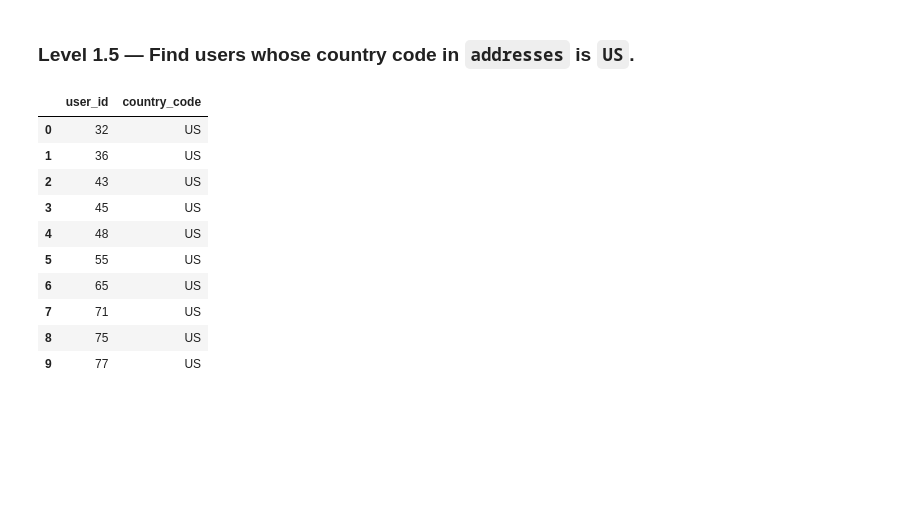
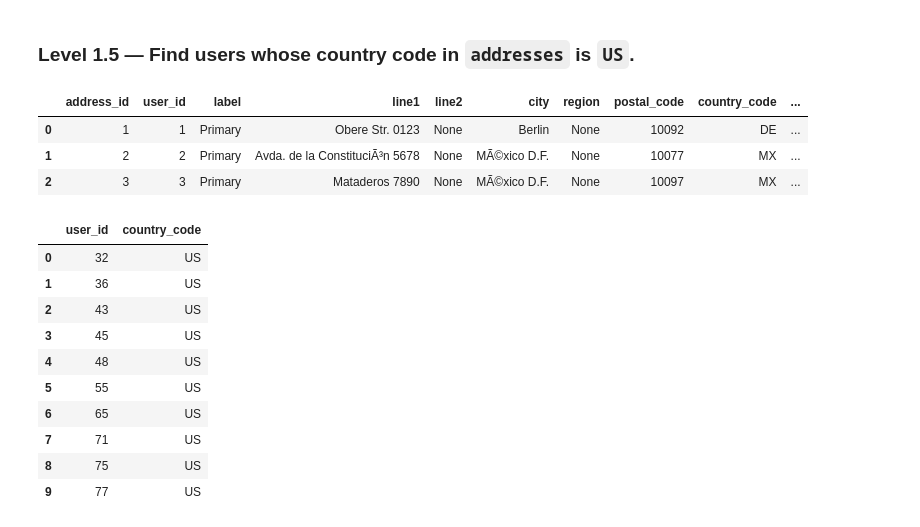
Before and after one commit to Thomasayanfeoluwa/E-Commerce-Analytics-Engineering-System, a Jupyter notebook: notebooks/01_sql_practice.ipynb, the cells around one changed output. Cells and saved outputs as stored; diff of their text form; code cells hidden in the pictures; blank space fills up the shorter version.

```diff
--- a/notebooks/01_sql_practice.ipynb
+++ b/notebooks/01_sql_practice.ipynb
@@ -159,6 +159,17 @@ run_sql("""
 |  | Customer Name | Active User |
 # %% [markdown]
 ### Level 1.5 — Find users whose country code in `addresses` is `US`.
+# %%
+run_sql("""
+    SELECT *
+    FROM addresses
+    LIMIT 3;
+""")
+# %% [output]
+|  | address_id | user_id | label | line1 | line2 | city | region | postal_code | country_code | ... |
+| 0 | 1 | 1 | Primary | Obere Str. 0123 | None | Berlin | None | 10092 | DE | ... |
+| 1 | 2 | 2 | Primary | Avda. de la ConstituciÃ³n 5678 | None | MÃ©xico D.F. | None | 10077 | MX | ... |
+| 2 | 3 | 3 | Primary | Mataderos 7890 | None | MÃ©xico D.F. | None | 10097 | MX | ... |
 # %%
 # Write your SQL here
 run_sql("""
```
Also changed, not shown: parts of 7 cells of this notebook.
